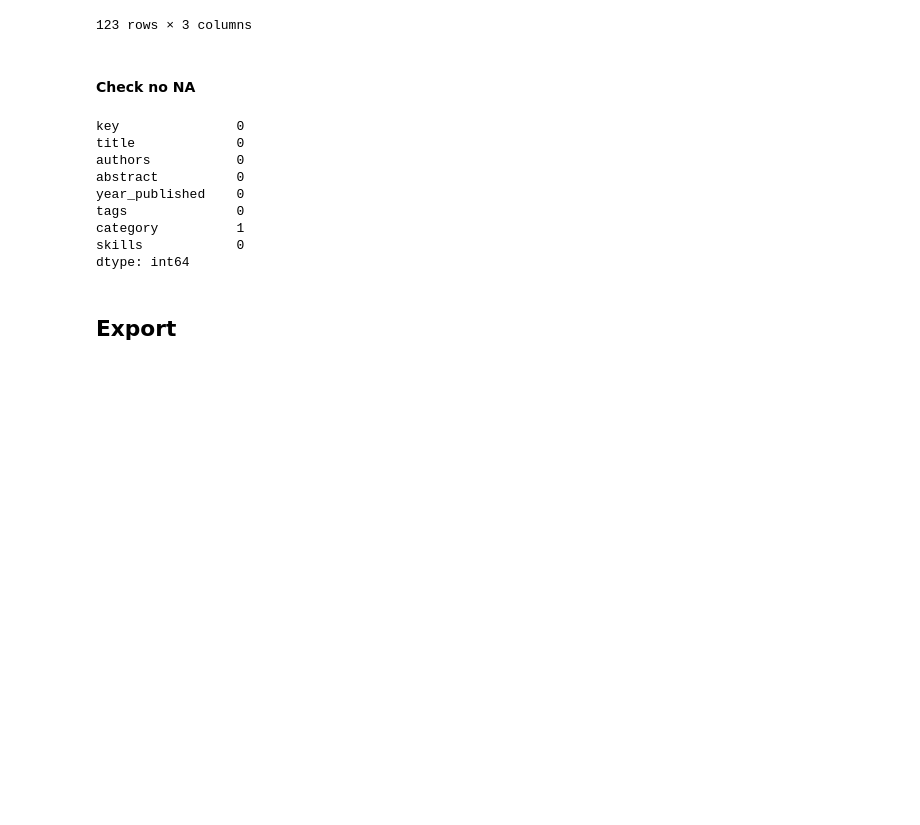
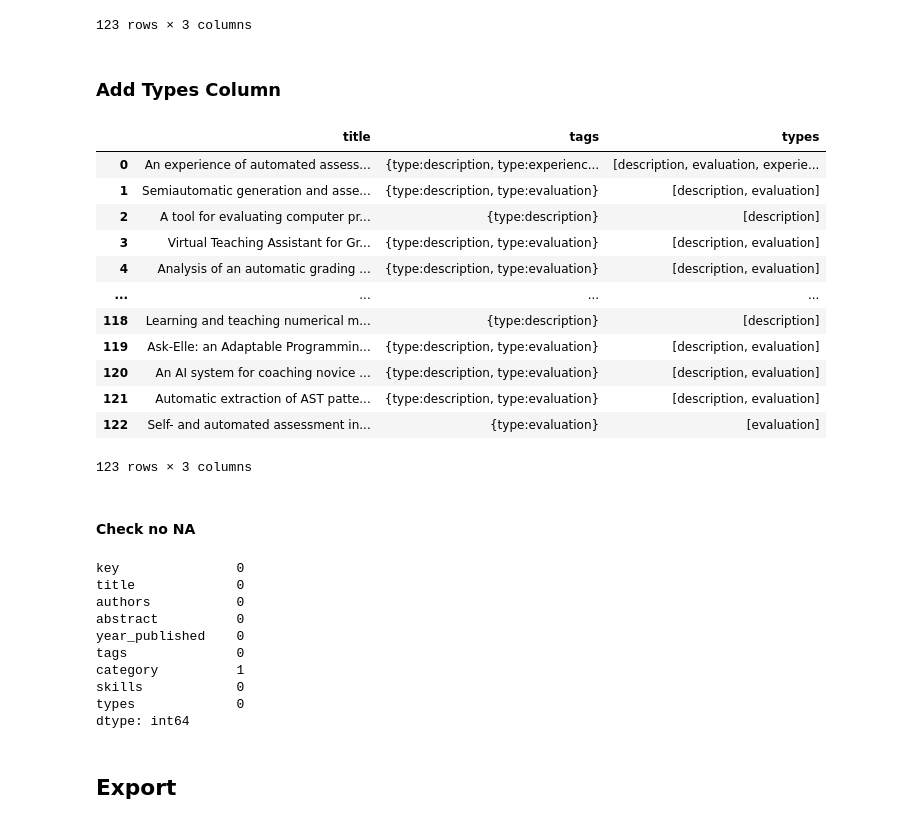
Before and after one commit to m-messer/Automated-Assessment-SLR-Data-Processing, a Jupyter notebook: data_extraction.ipynb, the cells around one changed output. Drawn from its saved outputs; the diff is of its cells as text; code cells hidden in the pictures; blank space fills up the shorter version.

```diff
--- a/data_extraction.ipynb
+++ b/data_extraction.ipynb
@@ -338,6 +338,39 @@ pd.concat([df.title, df.tags.apply(lambda labels: set([label for label in labels
 | 121 | Automatic extraction of AST patte... | {skill:correctness} | [correctness] |
 | 122 | Self- and automated assessment in... | {skill:correctness} | [correctness] |
 123 rows × 3 columns
+# %% [markdown]
+### Add Types Column
+# %%
+def add_types(labels):
+    types = []
+
+    if 'type:description' in labels:
+        types.append('description')
+    if 'type:evaluation' in labels:
+        types.append('evaluation')
+    if 'type:experience_report' in labels:
+        types.append('experience')
+    if 'type:demo_paper' in labels:
+        types.append('demo')
+
+    return types
+# %%
+df['types'] = df.tags.apply(lambda labels: add_types(labels))
+pd.concat([df.title, df.tags.apply(lambda labels: set([label for label in labels if 'type' in label])), df.types], axis=1)
+# %% [output]
+|  | title | tags | types |
+| 0 | An experience of automated assess... | {type:description, type:experienc... | [description, evaluation, experie... |
+| 1 | Semiautomatic generation and asse... | {type:description, type:evaluation} | [description, evaluation] |
+| 2 | A tool for evaluating computer pr... | {type:description} | [description] |
+| 3 | Virtual Teaching Assistant for Gr... | {type:description, type:evaluation} | [description, evaluation] |
+| 4 | Analysis of an automatic grading ... | {type:description, type:evaluation} | [description, evaluation] |
+| ... | ... | ... | ... |
+| 118 | Learning and teaching numerical m... | {type:description} | [description] |
+| 119 | Ask-Elle: an Adaptable Programmin... | {type:description, type:evaluation} | [description, evaluation] |
+| 120 | An AI system for coaching novice ... | {type:description, type:evaluation} | [description, evaluation] |
+| 121 | Automatic extraction of AST patte... | {type:description, type:evaluation} | [description, evaluation] |
+| 122 | Self- and automated assessment in... | {type:evaluation} | [evaluation] |
+123 rows × 3 columns
 # %% [markdown]
 #### Check no NA
 # %%
@@ -351,6 +384,7 @@ year_published    0
 tags              0
 category          1
 skills            0
+types             0
 dtype: int64
 # %% [markdown]
 ## Export
```
Also changed, not shown: parts of 1 cell of this notebook, 3 other files.
